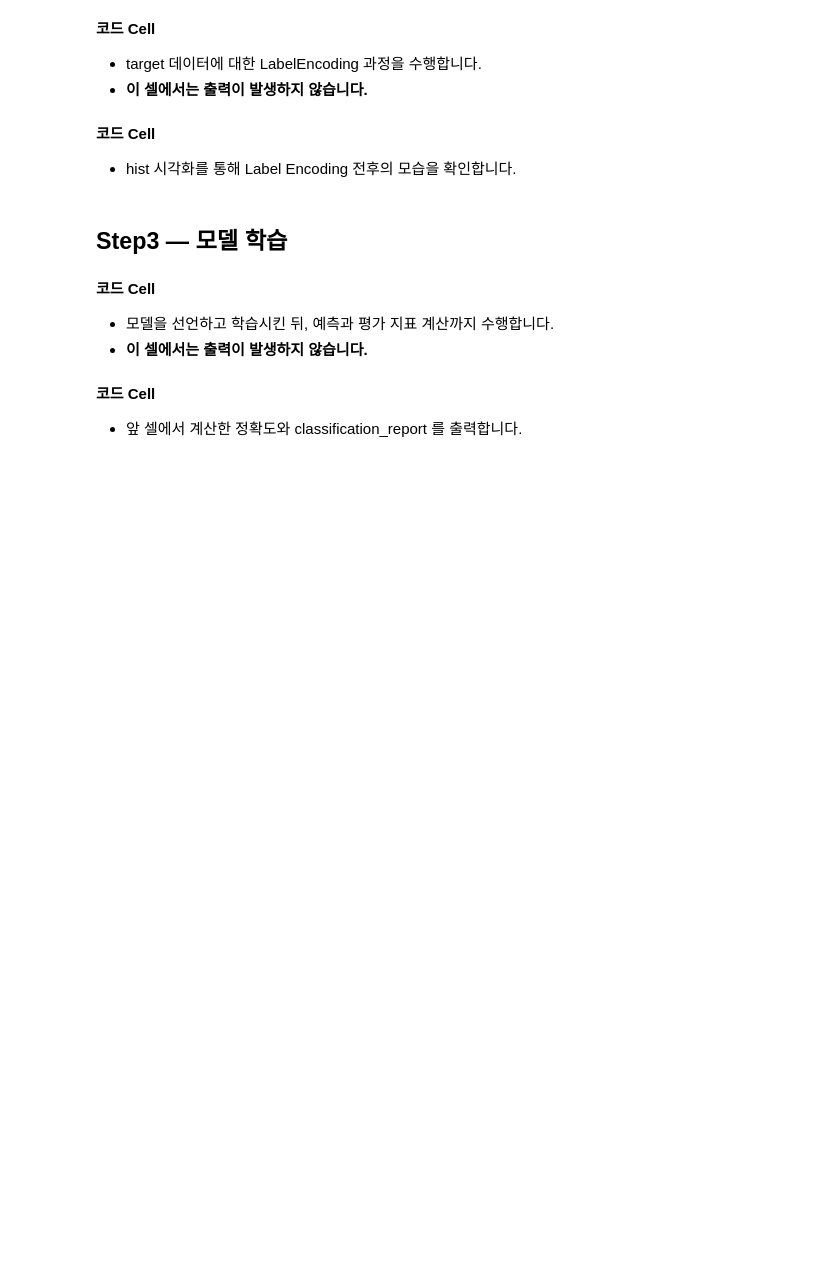
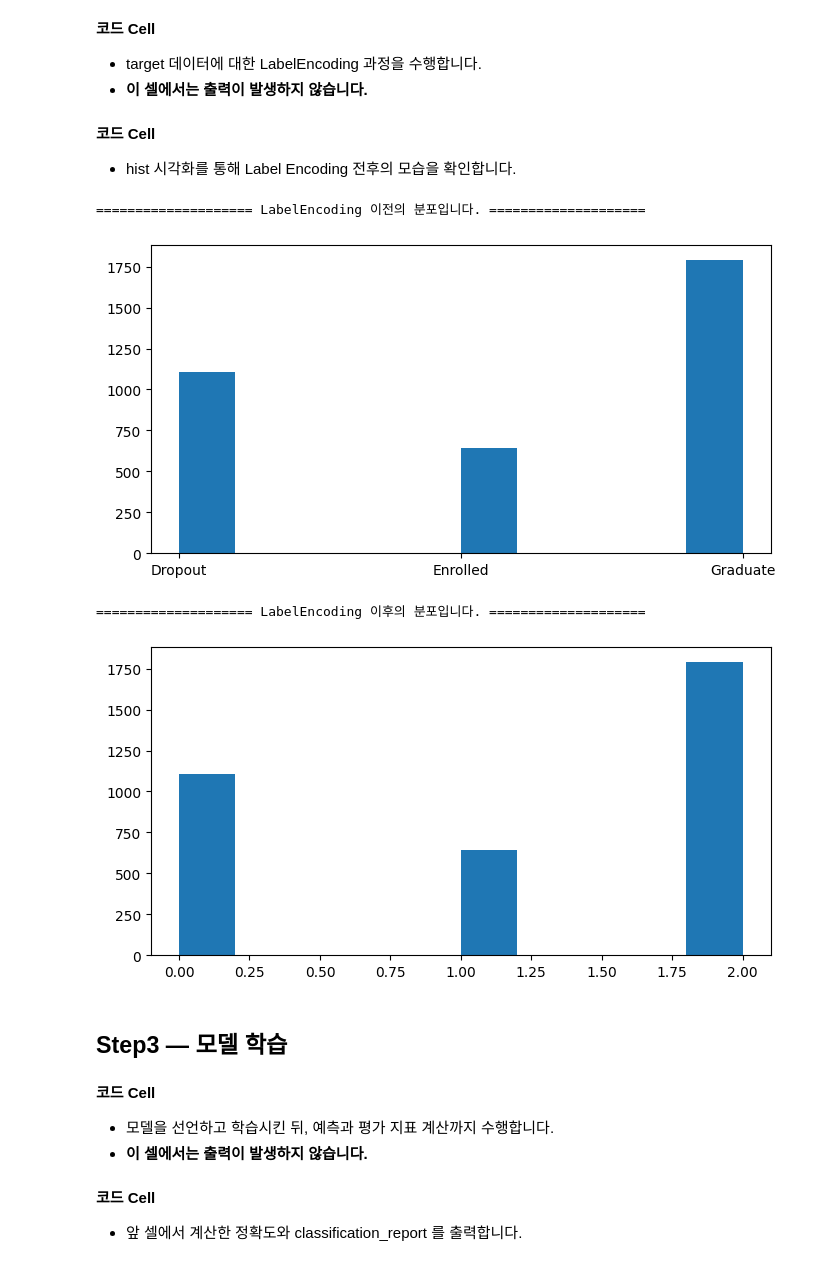
Before and after one commit to Juhee-0128/git-week10, a Jupyter notebook: main.ipynb, the cells around one changed output. Drawn from its saved outputs; the diff is of its cells as text; code cells hidden in the pictures; blank space fills up the shorter version.

```diff
--- a/main.ipynb
+++ b/main.ipynb
@@ -89,3 +89,14 @@ Index(['Marital status', 'Application mode', 'Application order', 'Course',
 <b>코드 Cell</b>
 - features 와 target 으로 데이터를 분리합니다.
 - features 는 <b>크기만</b>, target 은 <b>크기와 앞부분</b>을 출력합니다.
+# %%
+
+features = tmp_df.drop(columns=['Target']).select_dtypes(include='number')
+target = tmp_df['Target']
+
+print('='*20, 'features 정보입니다.', '='*20)
+print(features.shape)
+
+print('='*20, 'target 정보입니다.', '='*20)
+print(target.shape)
+print(target.head())
@@ -97,9 +151,41 @@ Index(['Marital status', 'Application mode', 'Application order', 'Course',
 <b>코드 Cell</b>
 - target 데이터에 대한 LabelEncoding 과정을 수행합니다.
 - <b>이 셀에서는 출력이 발생하지 않습니다.</b>
+# %%
+
+from sklearn.preprocessing import LabelEncoder
+
+encoder = LabelEncoder()
+
+y_train_before = y_train.copy()
+
+encoder.fit(target)
+
+y_train = encoder.transform(y_train)
+y_test = encoder.transform(y_test)
 # %% [markdown]
 <b>코드 Cell</b>
 - hist 시각화를 통해 Label Encoding 전후의 모습을 확인합니다.
+# %%
+
+import matplotlib.pyplot as plt
+
+print('='*20, 'LabelEncoding 이전의 분포입니다.', '='*20)
+
+plt.figure(figsize=(8, 4))
+plt.hist(y_train_before)
+plt.show()
+
+print('='*20, 'LabelEncoding 이후의 분포입니다.', '='*20)
+
+plt.figure(figsize=(8, 4))
+plt.hist(y_train)
+plt.show()
+# %% [output]
+==================== LabelEncoding 이전의 분포입니다. ====================
+[figure, added]
+==================== LabelEncoding 이후의 분포입니다. ====================
+[figure, added]
 # %% [markdown]
 ## Step3 — 모델 학습
 # %% [markdown]
```
Also changed, not shown: parts of 2 cells of this notebook.
